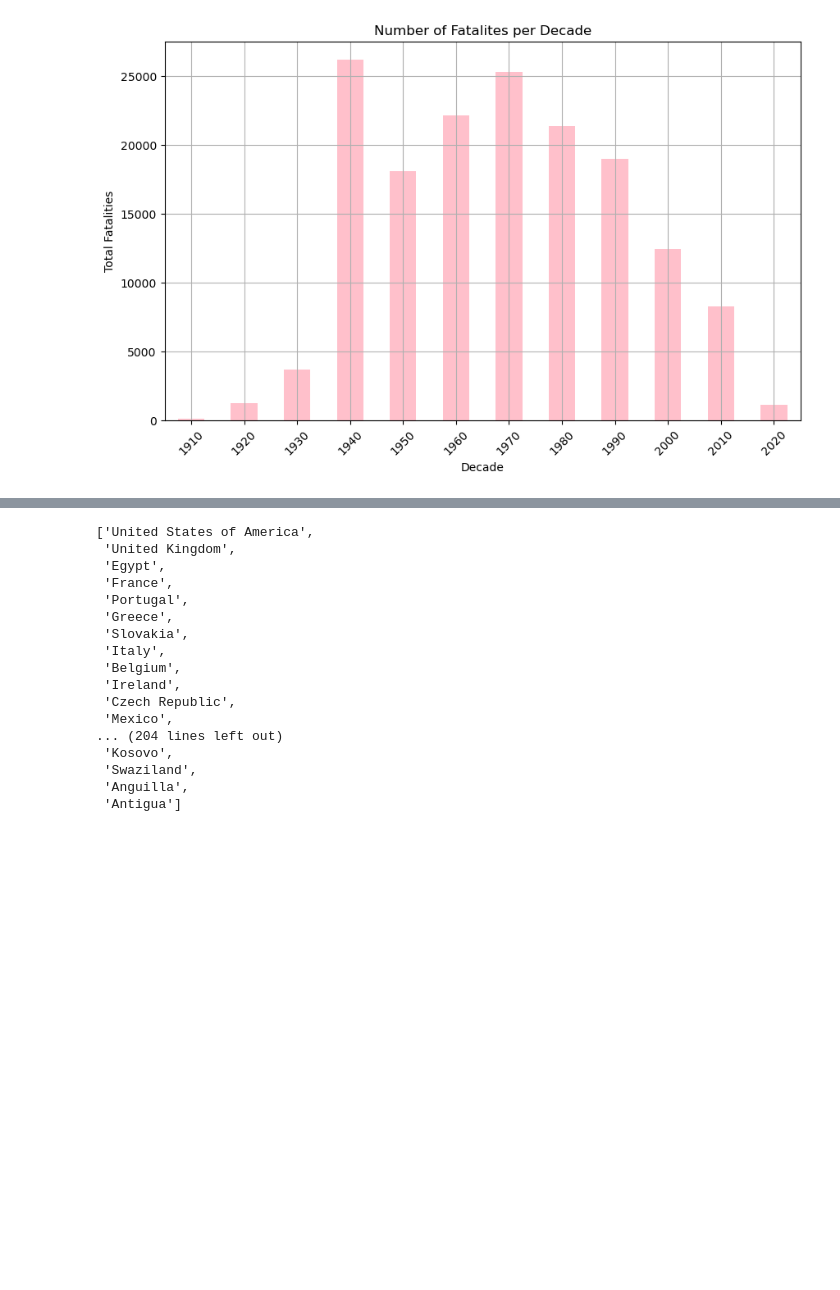
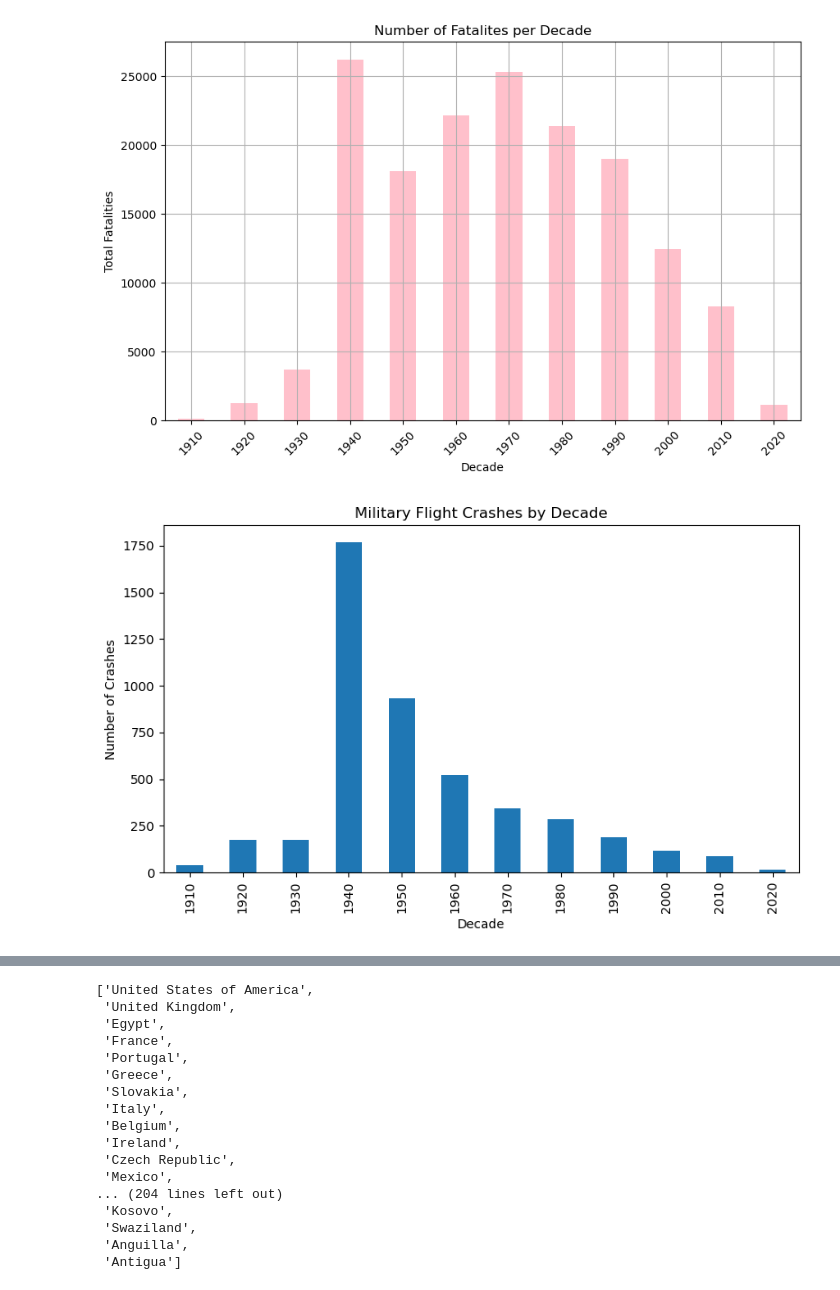
Before and after one commit to JaredSilva3/project1, a Jupyter notebook: plane_crash.ipynb, the cells around one changed output, grey strips where cells are left out. Cells and saved outputs as stored; diff of their text form; code cells hidden in the pictures; blank space fills up the shorter version.

```diff
--- a/plane_crash.ipynb
+++ b/plane_crash.ipynb
@@ -183,6 +199,21 @@ plt.grid(True)
 plt.show()
 # %% [output]
 [figure]
+# %%
+military = df.loc[df['Flight type'] == 'Military'].groupby('Decade')['Flight type'].count()
+military.plot(kind='bar', figsize=(8, 5))
+
+# Add labels and title
+plt.title('Military Flight Crashes by Decade')
+plt.xlabel('Decade')
+plt.ylabel('Number of Crashes')
+# plt.legend(title='Crash Cause')
+plt.tight_layout()
+
+# Show the plot
+plt.show()
+# %% [output]
+[figure, added]
 # %%
 sites=df['Crash site'].value_counts()
 # %%
```
Also changed, not shown: parts of 17 cells of this notebook.
